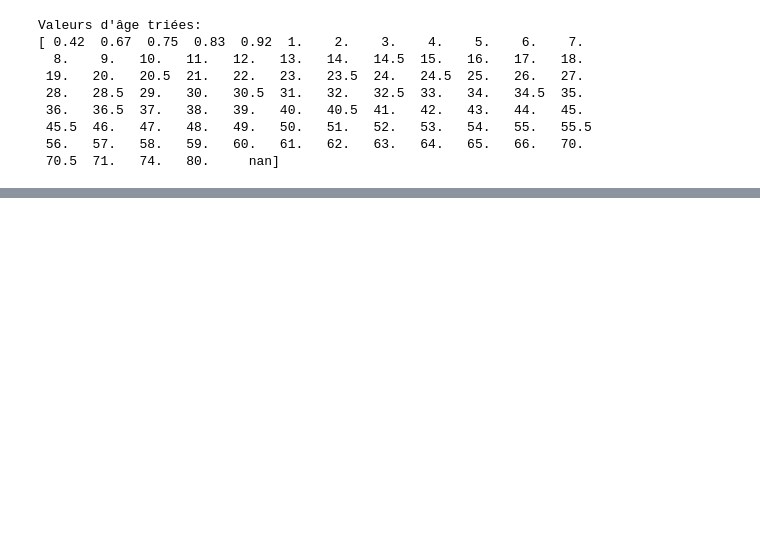
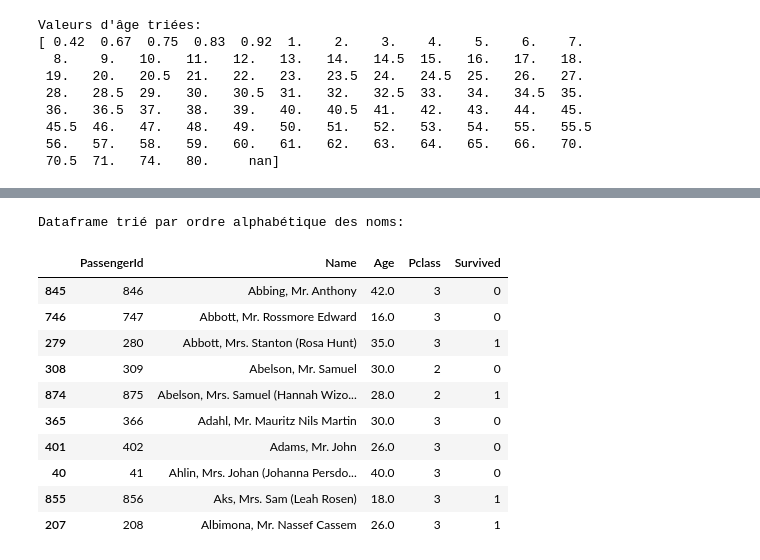
Before and after one commit to pbellot/FormationPANDAS, a Jupyter notebook: Exercices Pandas Solutions.ipynb, the cells around one changed output, grey strips where cells are left out. Saved outputs shown, nothing was run; the diff lists cells and outputs as text; code cells hidden in the pictures; blank space fills up the shorter version.

```diff
--- a/Exercices Pandas Solutions.ipynb
+++ b/Exercices Pandas Solutions.ipynb
@@ -90,0 +154,19 @@ print(df_sorted.tail(3))
+# %%
+# Trier le dataframe par ordre alphabétique selon les noms des passagers
+df_sorted_names = df.sort_values('Name')
+
+print("Dataframe trié par ordre alphabétique des noms:")
+df_sorted_names[['PassengerId', 'Name', 'Age', 'Pclass', 'Survived']].head(10)
+# %% [output]
+Dataframe trié par ordre alphabétique des noms:
+|  | PassengerId | Name | Age | Pclass | Survived |
+| 845 | 846 | Abbing, Mr. Anthony | 42.0 | 3 | 0 |
+| 746 | 747 | Abbott, Mr. Rossmore Edward | 16.0 | 3 | 0 |
+| 279 | 280 | Abbott, Mrs. Stanton (Rosa Hunt) | 35.0 | 3 | 1 |
+| 308 | 309 | Abelson, Mr. Samuel | 30.0 | 2 | 0 |
+| 874 | 875 | Abelson, Mrs. Samuel (Hannah Wizo... | 28.0 | 2 | 1 |
+| 365 | 366 | Adahl, Mr. Mauritz Nils Martin | 30.0 | 3 | 0 |
+| 401 | 402 | Adams, Mr. John | 26.0 | 3 | 0 |
+| 40 | 41 | Ahlin, Mrs. Johan (Johanna Persdo... | 40.0 | 3 | 0 |
+| 855 | 856 | Aks, Mrs. Sam (Leah Rosen) | 18.0 | 3 | 1 |
+| 207 | 208 | Albimona, Mr. Nassef Cassem | 26.0 | 3 | 1 |
```
Also changed, not shown: parts of 6 cells of this notebook.
